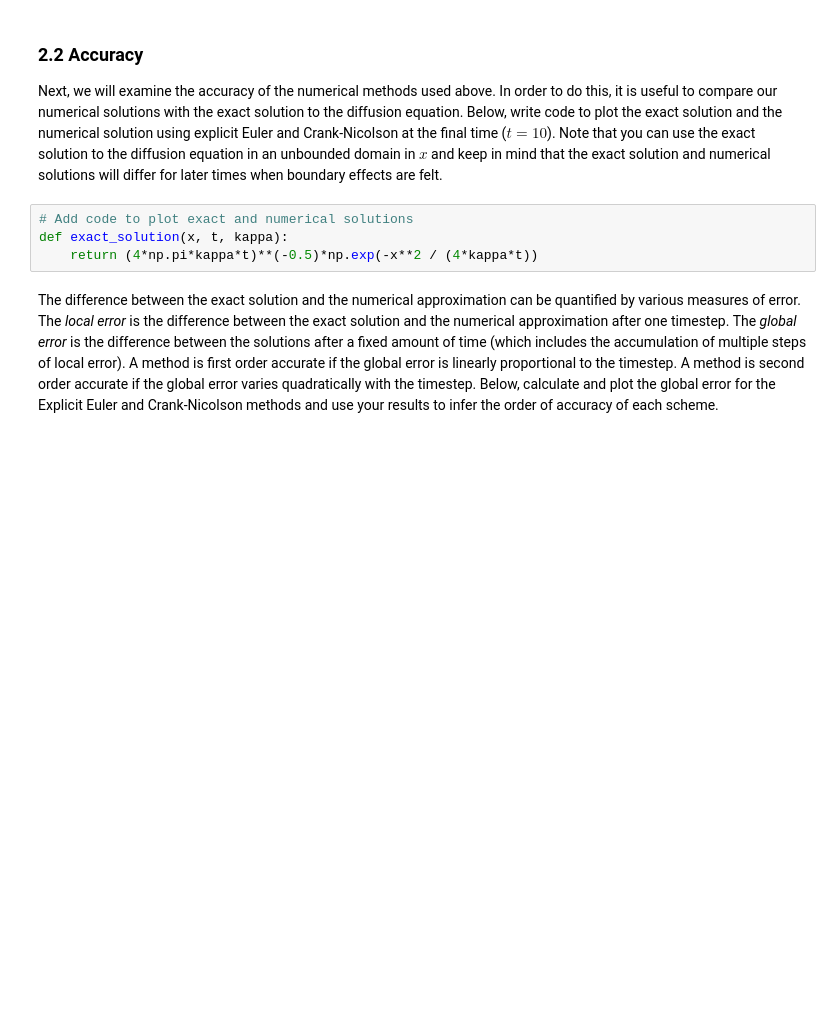
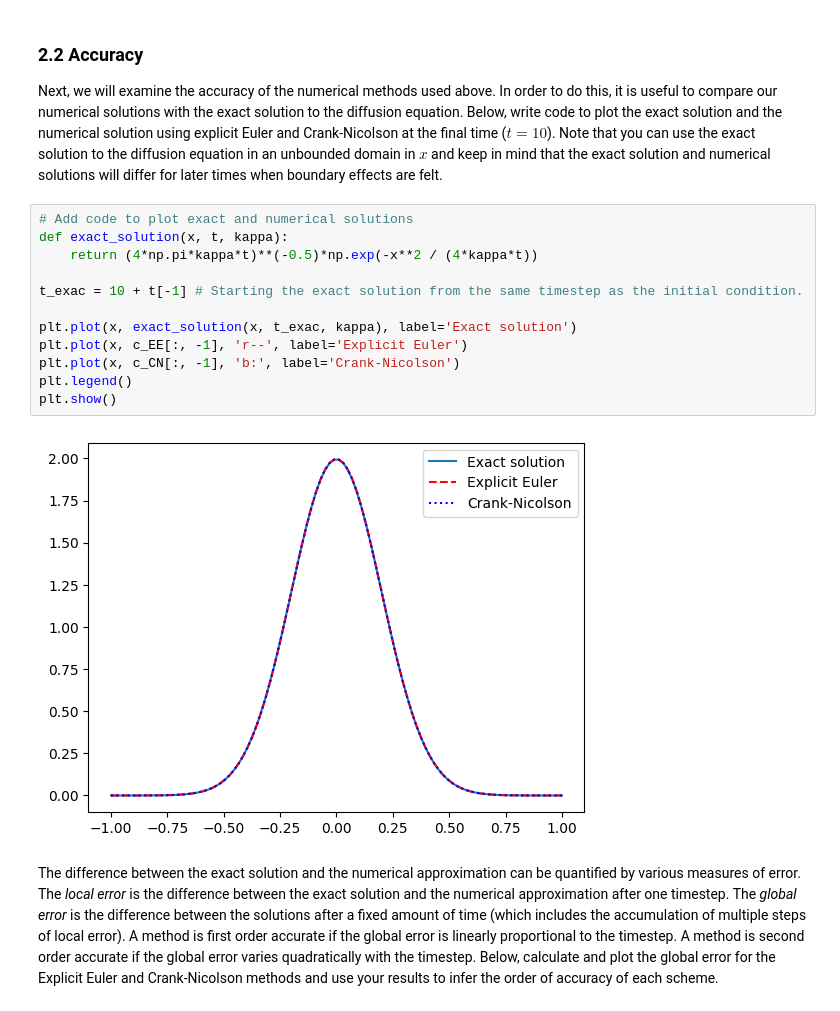
Before and after one commit to barneycevans/QCES, a Jupyter notebook: Project1_numerical_methods.ipynb, the cells around one changed output. Saved outputs shown, nothing was run; the diff lists cells and outputs as text; blank space fills up the shorter version.

```diff
--- a/Project1_numerical_methods.ipynb
+++ b/Project1_numerical_methods.ipynb
@@ -326,7 +334,17 @@ Next, we will examine the accuracy of the numerical methods used above. In order
 # %%
 # Add code to plot exact and numerical solutions
 def exact_solution(x, t, kappa):
     return (4*np.pi*kappa*t)**(-0.5)*np.exp(-x**2 / (4*kappa*t))
+
+t_exac = 10 + t[-1] # Starting the exact solution from the same timestep as the initial condition.
+
+plt.plot(x, exact_solution(x, t_exac, kappa), label='Exact solution')
+plt.plot(x, c_EE[:, -1], 'r--', label='Explicit Euler')
+plt.plot(x, c_CN[:, -1], 'b:', label='Crank-Nicolson')
+plt.legend()
+plt.show()
+# %% [output]
+[figure, added]
 # %% [markdown]
 The difference between the exact solution and the numerical approximation can be quantified by various measures of error. The *local error* is the difference between the exact solution and the numerical approximation after one timestep. The *global error* is the difference between the solutions after a fixed amount of time (which includes the accumulation of multiple steps of local error). A method is first order accurate if the global error is linearly proportional to the timestep. A method is second order accurate if the global error varies quadratically with the timestep. Below, calculate and plot the global error for the Explicit Euler and Crank-Nicolson methods and use your results to infer the order of accuracy of each scheme.
 # %% [markdown]
```
Also changed, not shown: parts of 10 cells of this notebook.
